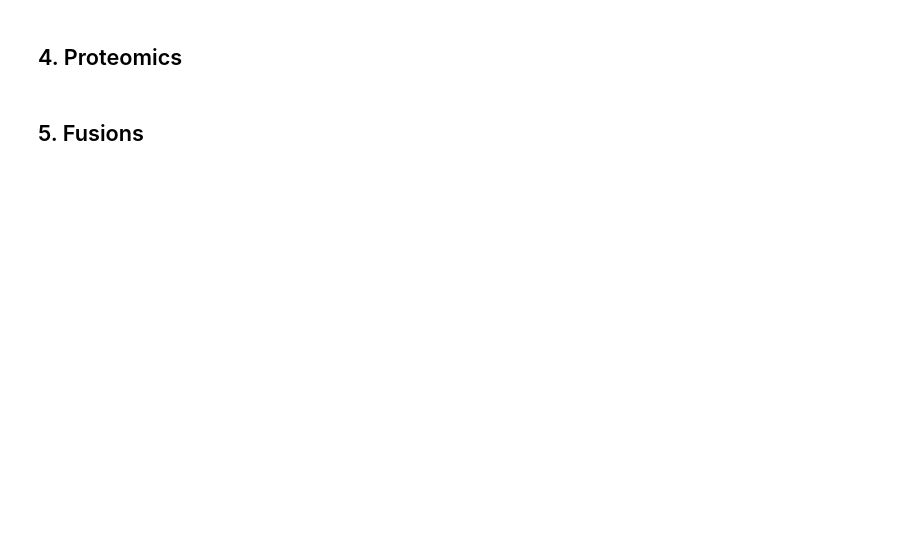
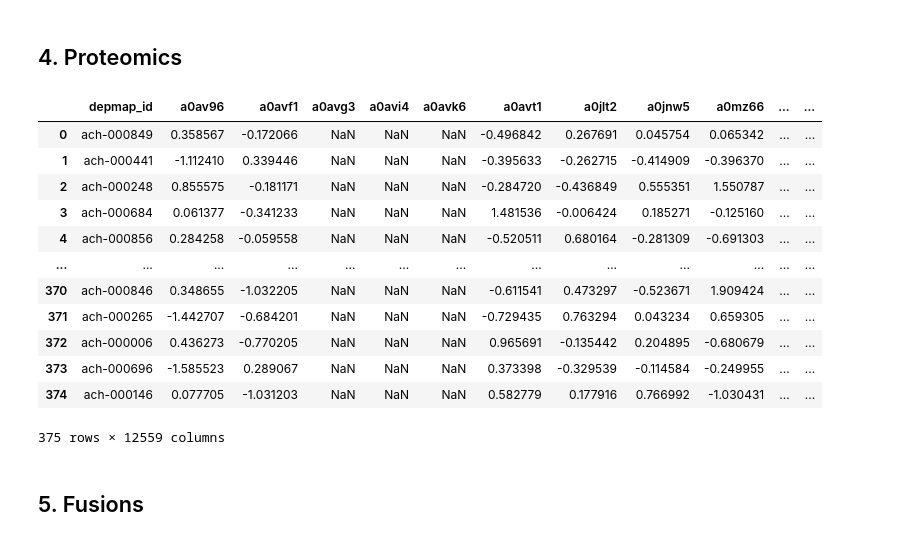
Before and after one commit to UoB-AstraZeneca-25-26/UoB-GeneTraceAI-25-26, a Jupyter notebook: src/02_data_cleaning_pipeline.ipynb, the cells around one changed output. Cells and saved outputs as stored; diff of their text form; code cells hidden in the pictures; blank space fills up the shorter version.

```diff
--- a/src/02_data_cleaning_pipeline.ipynb
+++ b/src/02_data_cleaning_pipeline.ipynb
@@ -307,6 +365,22 @@ proteomics_clean, protein_map = clean_proteomics(proteomics)
 
 proteomics_clean.to_parquet("/Users/trivenidhamdhere/Documents/MSc Data Science/MSc Dissertation - AZ/data/parquet/data_clean/proteomics_clean.parquet", index=False)
 protein_map.to_parquet("/Users/trivenidhamdhere/Documents/MSc Data Science/MSc Dissertation - AZ/data/parquet/data_clean/protein_map.parquet", index=False)
+# %%
+proteomics_clean
+# %% [output]
+|  | depmap_id | a0av96 | a0avf1 | a0avg3 | a0avi4 | a0avk6 | a0avt1 | a0jlt2 | a0jnw5 | a0mz66 | ... | ... |
+| 0 | ach-000849 | 0.358567 | -0.172066 | NaN | NaN | NaN | -0.496842 | 0.267691 | 0.045754 | 0.065342 | ... | ... |
+| 1 | ach-000441 | -1.112410 | 0.339446 | NaN | NaN | NaN | -0.395633 | -0.262715 | -0.414909 | -0.396370 | ... | ... |
+| 2 | ach-000248 | 0.855575 | -0.181171 | NaN | NaN | NaN | -0.284720 | -0.436849 | 0.555351 | 1.550787 | ... | ... |
+| 3 | ach-000684 | 0.061377 | -0.341233 | NaN | NaN | NaN | 1.481536 | -0.006424 | 0.185271 | -0.125160 | ... | ... |
+| 4 | ach-000856 | 0.284258 | -0.059558 | NaN | NaN | NaN | -0.520511 | 0.680164 | -0.281309 | -0.691303 | ... | ... |
+| ... | ... | ... | ... | ... | ... | ... | ... | ... | ... | ... | ... | ... |
+| 370 | ach-000846 | 0.348655 | -1.032205 | NaN | NaN | NaN | -0.611541 | 0.473297 | -0.523671 | 1.909424 | ... | ... |
+| 371 | ach-000265 | -1.442707 | -0.684201 | NaN | NaN | NaN | -0.729435 | 0.763294 | 0.043234 | 0.659305 | ... | ... |
+| 372 | ach-000006 | 0.436273 | -0.770205 | NaN | NaN | NaN | 0.965691 | -0.135442 | 0.204895 | -0.680679 | ... | ... |
+| 373 | ach-000696 | -1.585523 | 0.289067 | NaN | NaN | NaN | 0.373398 | -0.329539 | -0.114584 | -0.249955 | ... | ... |
+| 374 | ach-000146 | 0.077705 | -1.031203 | NaN | NaN | NaN | 0.582779 | 0.177916 | 0.766992 | -1.030431 | ... | ... |
+375 rows × 12559 columns
 # %% [markdown]
 ## 5. Fusions
 # %%
```
Also changed, not shown: parts of 46 cells of this notebook.
